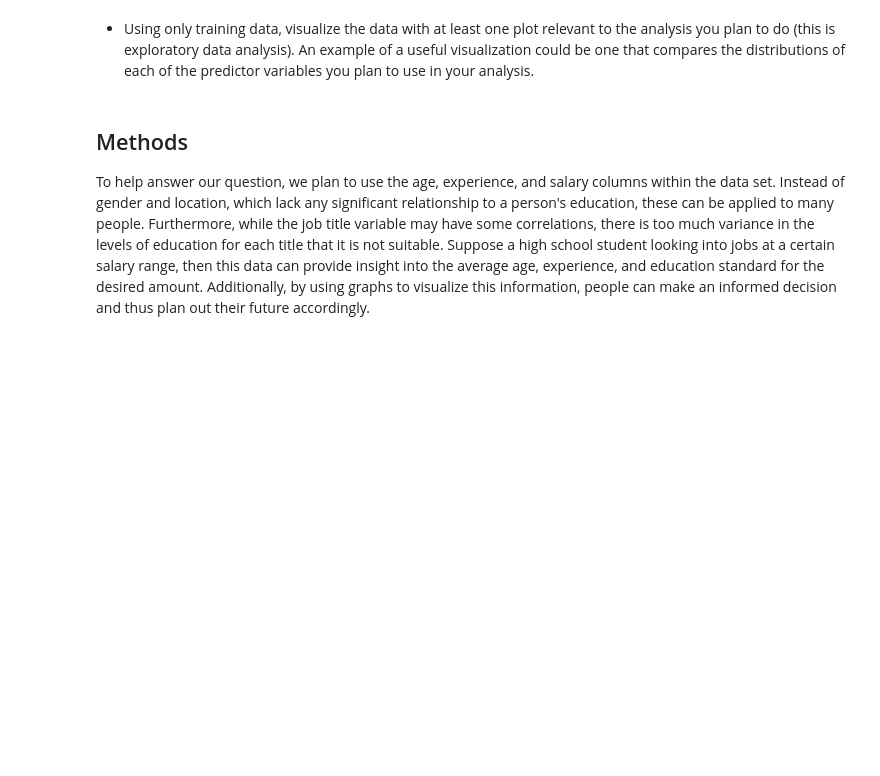
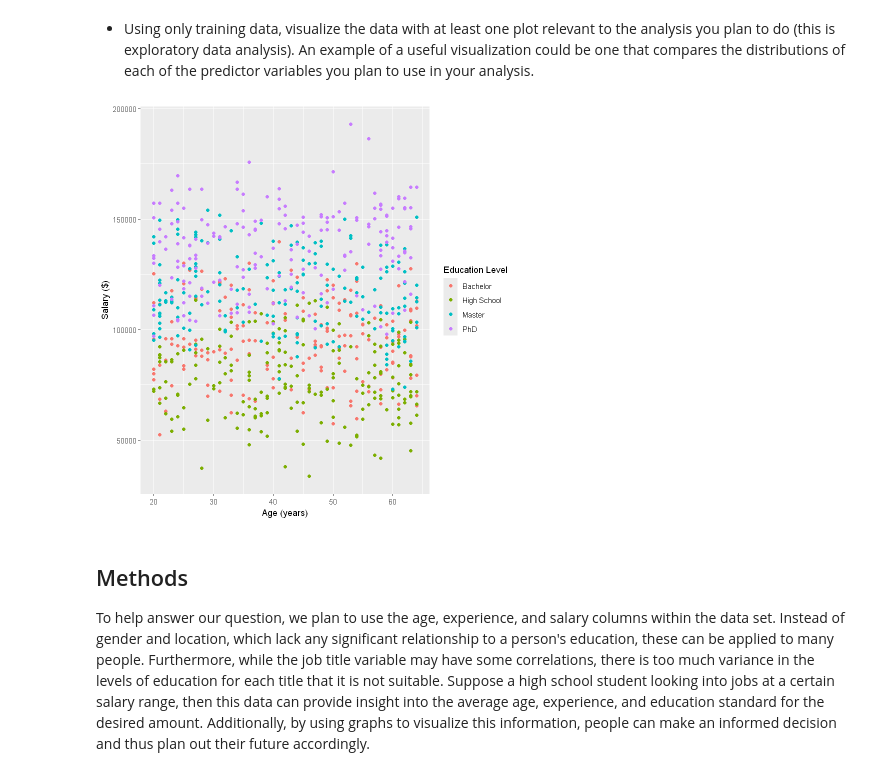
Before and after one commit to WhenLifeHandsYouLemons/DSCI-Project, a Jupyter notebook: proposal.ipynb, the cells around one changed output. Drawn from its saved outputs; the diff is of its cells as text; code cells hidden in the pictures; blank space fills up the shorter version.

```diff
--- a/proposal.ipynb
+++ b/proposal.ipynb
@@ -135,12 +130,14 @@ Caused by error:
 # %% [markdown]
 - Using only training data, visualize the data with at least one plot relevant to the analysis you plan to do (this is exploratory data analysis). An example of a useful visualization could be one that compares the distributions of each of the predictor variables you plan to use in your analysis.
 # %%
-df_plot <- df_train |>
+df_plot <- df_training |>
     ggplot(aes(x = age_years, y = salary_dollars, color = education)) +
     geom_point() +
     labs(x = "Age (years)", y = "Salary ($)", color = "Education Level")
 
 df_plot
+# %% [output]
+[figure, added]
 # %% [markdown]
 ## Methods
 
```
Also changed, not shown: parts of 4 cells of this notebook, 2 other files.
